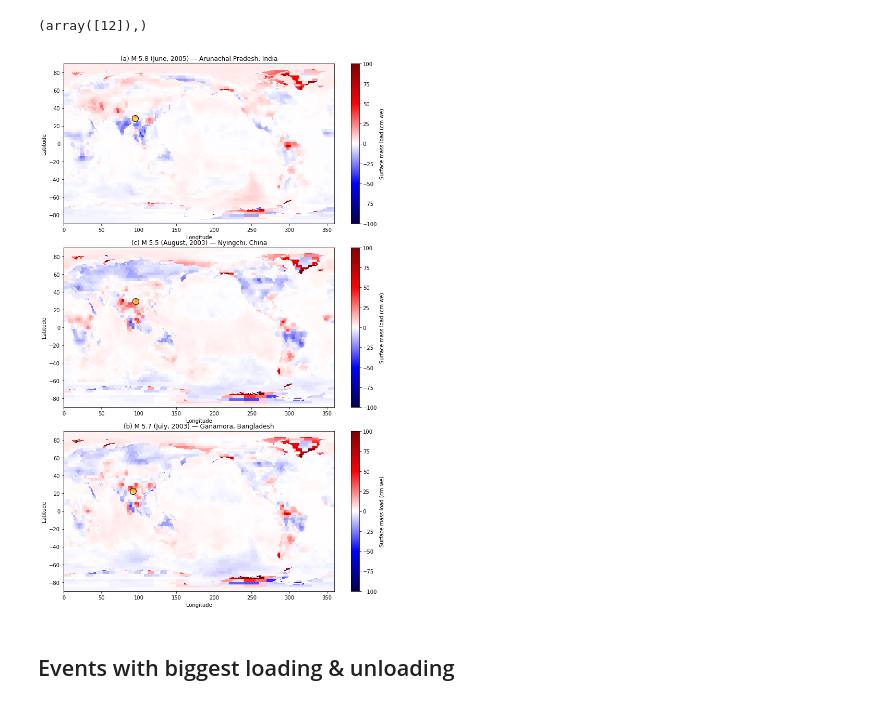
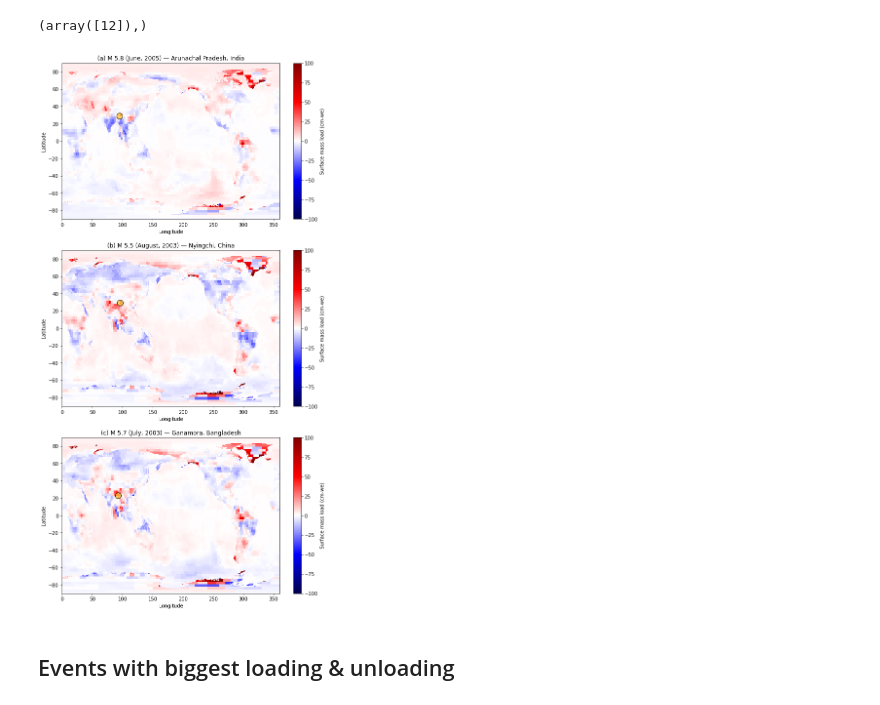
Before and after one commit to amandasyamsul/SLIQ, a Jupyter notebook: plot-grace-snapshots.ipynb, the cells around one changed output. Cells and saved outputs as stored; diff of their text form; code cells hidden in the pictures.

```diff
--- a/plot-grace-snapshots.ipynb
+++ b/plot-grace-snapshots.ipynb
@@ -138,14 +137,14 @@ print(index)
 snapshot3 = ds.lwe_thickness.to_numpy()[index,:,:].squeeze()
 # %% [output]
 (array([12]),)
-# %%
-fig,((ax1),(ax2),(ax3)) = plt.subplots(3,1, figsize=(10,15))
-plt.tight_layout()
-grace_snapshot(28.8810,94.6260,'(a) M 5.8 (June, 2005) — Arunachal Pradesh, India',snapshot1,ax1)
-grace_snapshot(22.8540,92.3060,'(b) M 5.7 (July, 2003) — Ganamora, Bangladesh',snapshot3,ax3)
-grace_snapshot(29.5730,95.6050,'(c) M 5.5 (August, 2003) — Nyingchi, China',snapshot2, ax2)
-# %% [output]
-[figure, removed]
+# %%
+fig,((ax1),(ax2),(ax3)) = plt.subplots(3,1, figsize=(10,20))
+fig.subplots_adjust(hspace=0.2)  # add some vertical space between subplots
+grace_snapshot(28.8810,94.6260,'(a) M 5.8 (June, 2005) — Arunachal Pradesh, India',snapshot1,ax1)
+grace_snapshot(29.5730,95.6050,'(b) M 5.5 (August, 2003) — Nyingchi, China',snapshot2, ax2)
+grace_snapshot(22.8540,92.3060,'(c) M 5.7 (July, 2003) — Ganamora, Bangladesh',snapshot3,ax3)
+# %% [output]
+[figure, added]
 # %% [markdown]
 ## Events with biggest loading & unloading
 # %%
```
Also changed, not shown: parts of 4 cells of this notebook.
